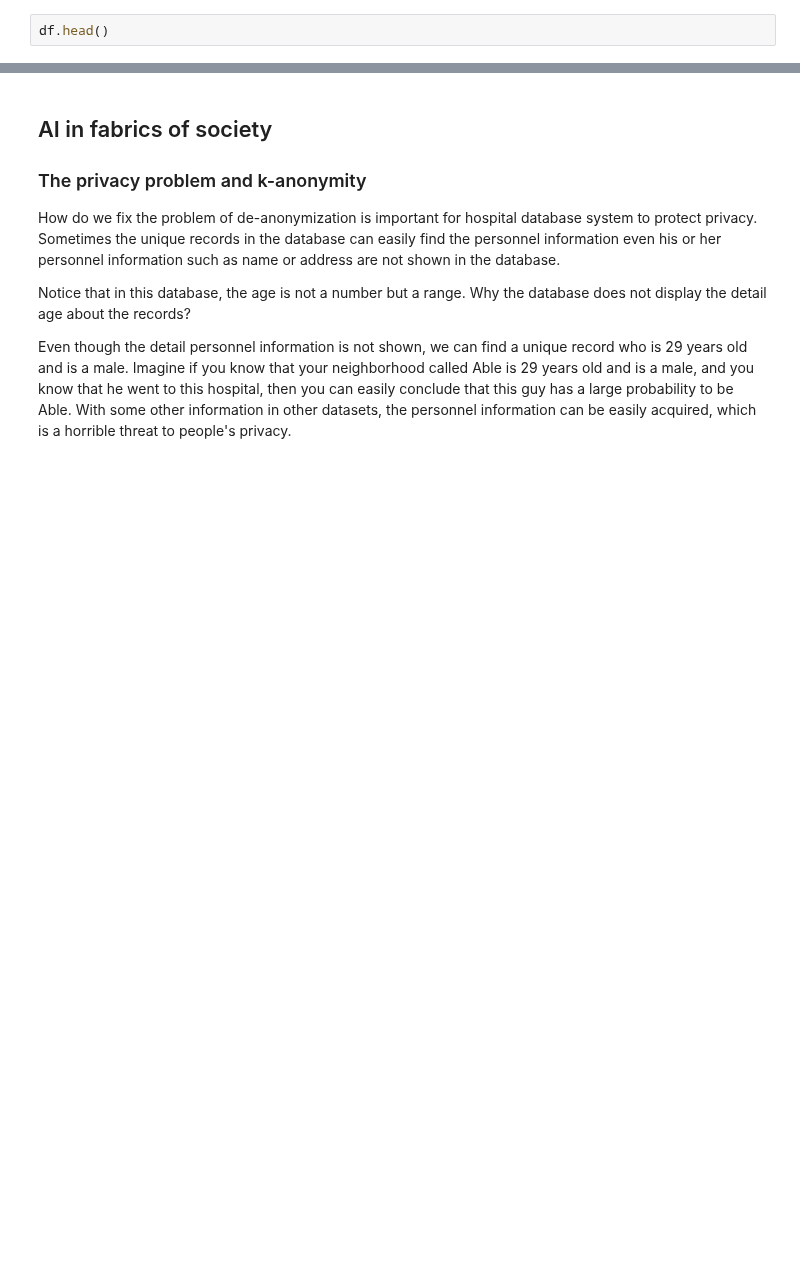
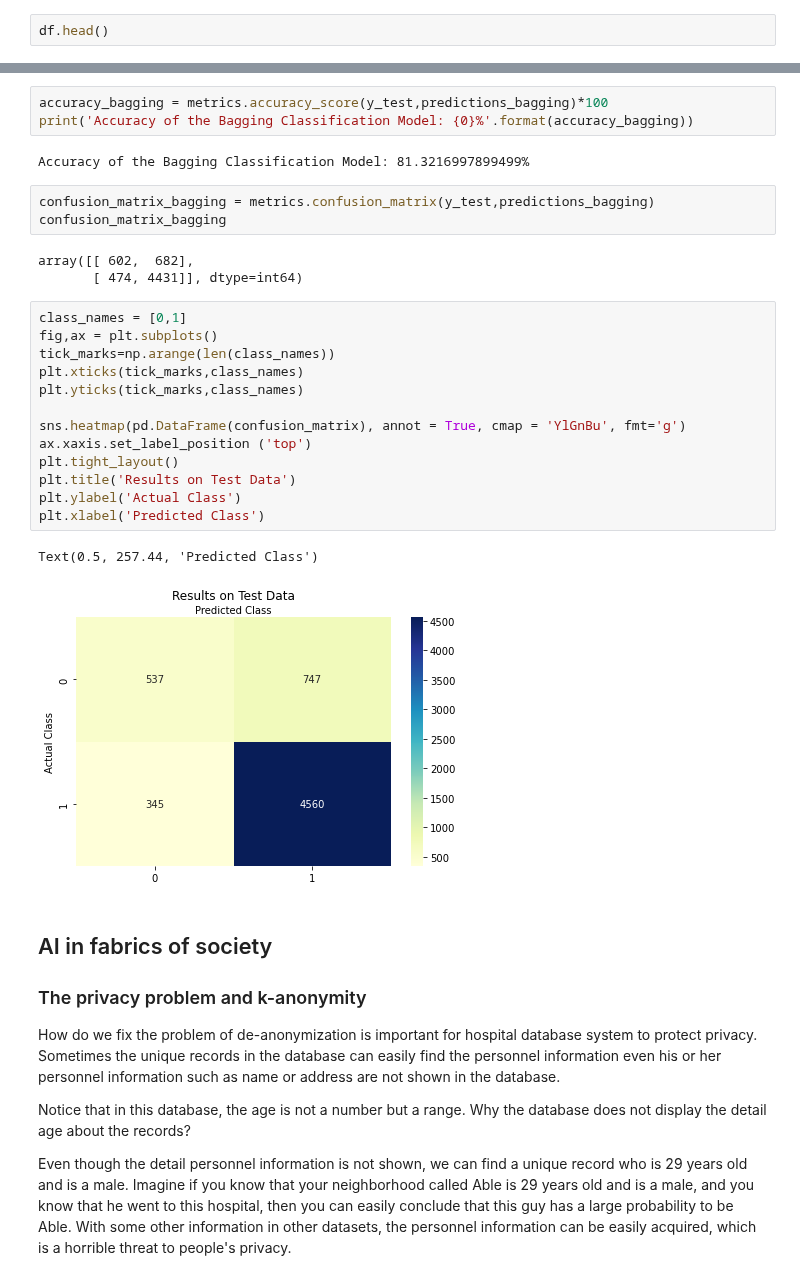
Before and after one commit to aminrahimian/data-for-good, a Jupyter notebook: PADrugOverdoseOutcomes(Desicion Tree).ipynb, the cells around one changed output, grey strips where cells are left out. Saved outputs shown, nothing was run; the diff lists cells and outputs as text; blank space fills up the shorter version.

Commit message:
Update PADrugOverdoseOutcomes(Desicion Tree).ipynb
Bagging

```diff
--- a/PADrugOverdoseOutcomes(Desicion Tree).ipynb
+++ b/PADrugOverdoseOutcomes(Desicion Tree).ipynb
@@ -333,3 +350,30 @@ df.head()
+# %%
+accuracy_bagging = metrics.accuracy_score(y_test,predictions_bagging)*100
+print('Accuracy of the Bagging Classification Model: {0}%'.format(accuracy_bagging))
+# %% [output]
+Accuracy of the Bagging Classification Model: 81.3216997899499%
+# %%
+confusion_matrix_bagging = metrics.confusion_matrix(y_test,predictions_bagging)
+confusion_matrix_bagging
+# %% [output]
+array([[ 602,  682],
+       [ 474, 4431]], dtype=int64)
+# %%
+class_names = [0,1]
+fig,ax = plt.subplots()
+tick_marks=np.arange(len(class_names))
+plt.xticks(tick_marks,class_names)
+plt.yticks(tick_marks,class_names)
+
+sns.heatmap(pd.DataFrame(confusion_matrix), annot = True, cmap = 'YlGnBu', fmt='g')
+ax.xaxis.set_label_position ('top')
+plt.tight_layout()
+plt.title('Results on Test Data')
+plt.ylabel('Actual Class')
+plt.xlabel('Predicted Class')
+# %% [output]
+Text(0.5, 257.44, 'Predicted Class')
+[figure, added]
 # %% [markdown]
 ## AI in fabrics of society
 ### The privacy problem and k-anonymity
```
Also changed, not shown: parts of 8 cells of this notebook.
